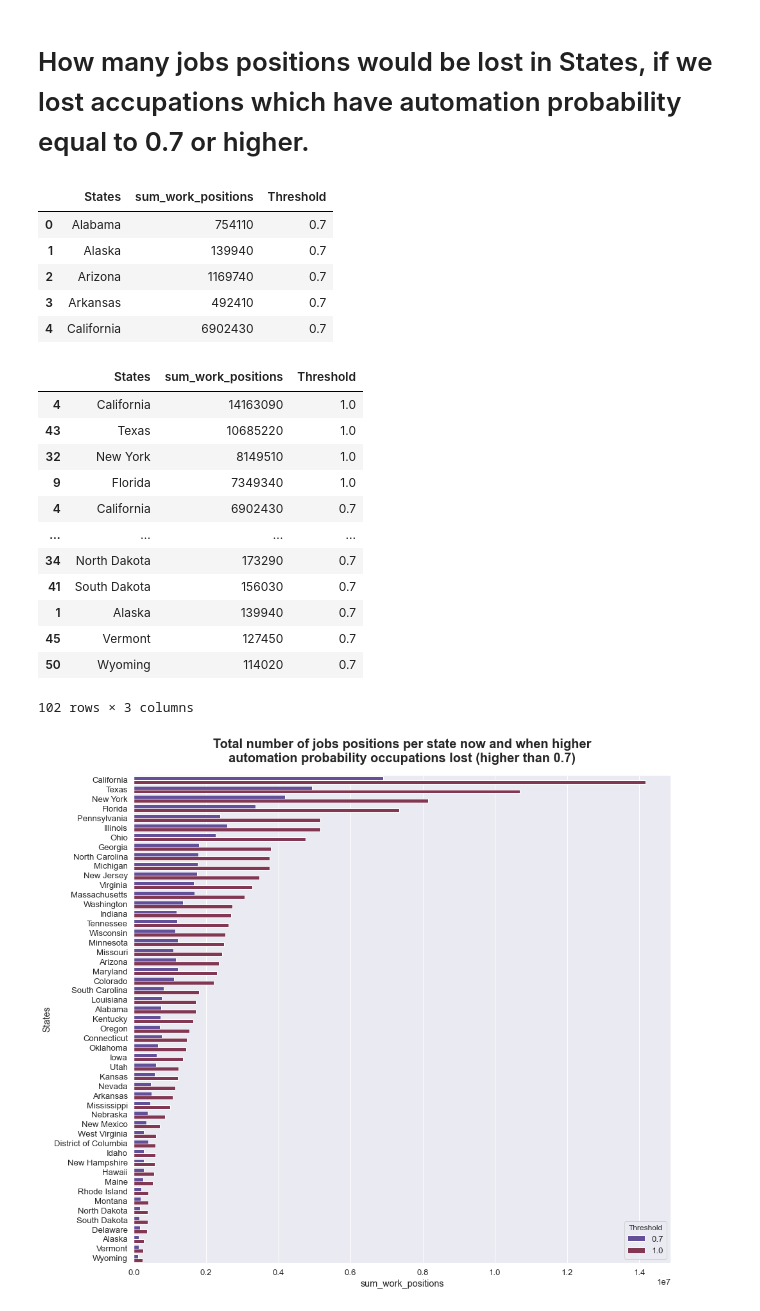
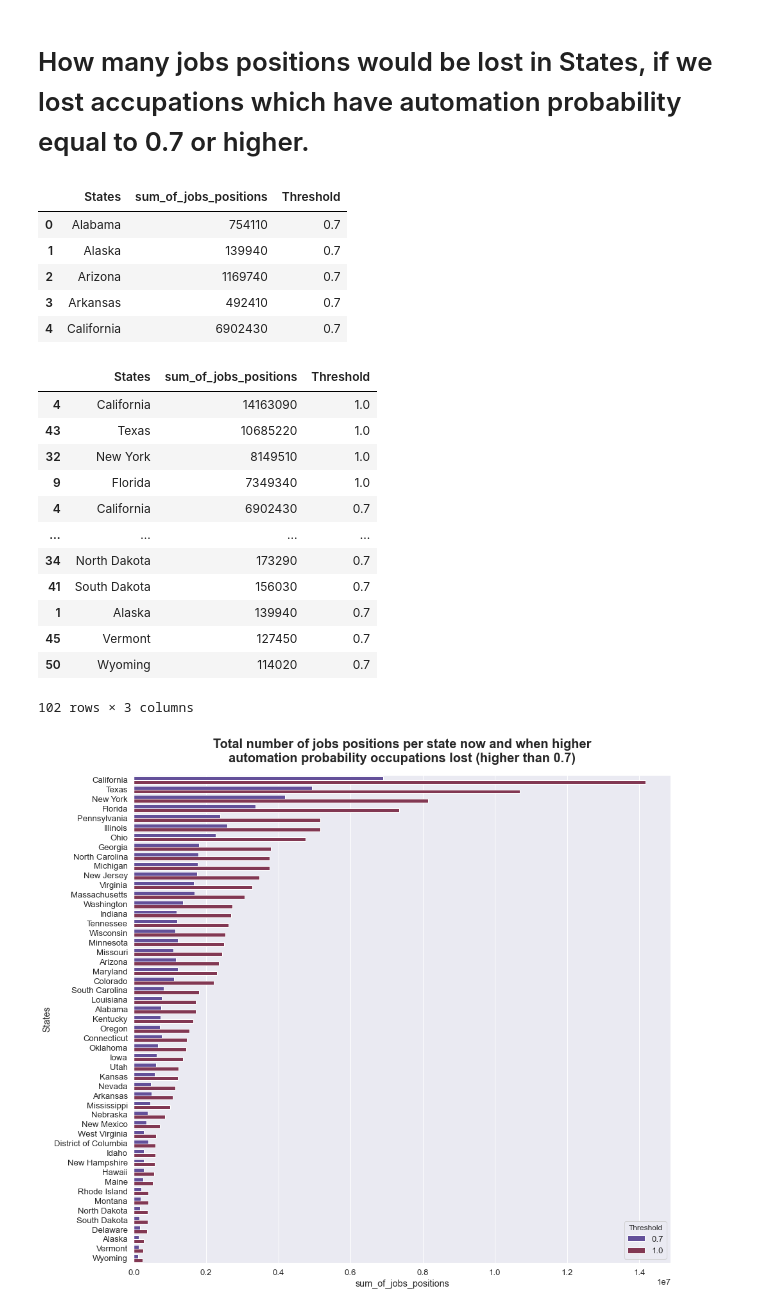
Before and after one commit to gadolinis/Automation_of_occupations_consequences_for_the_USA, a Jupyter notebook: Automation_of_occupations_consequences_for_the_USA.ipynb, the cells around one changed output. Cells and saved outputs as stored; diff of their text form; code cells hidden in the pictures.

```diff
--- a/Automation_of_occupations_consequences_for_the_USA.ipynb
+++ b/Automation_of_occupations_consequences_for_the_USA.ipynb
@@ -319,6 +297,6 @@ I estimated, that these total job numbers are about 10%, due to jabs position no
 # %%
 p = A_data_clean.sort_values(by=['Probability'], ascending=False)
 sum_work_per_state = p[state_names].sum()
-States_sum_DF = pd.DataFrame({'States':sum_work_per_state.index, 'sum_work_positions':sum_work_per_state.values})
-States_sum_sort =  States_sum_DF.sort_values(by=['sum_work_positions'], ascending=False)
+States_sum_DF = pd.DataFrame({'States':sum_work_per_state.index, 'sum_of_jobs_positions':sum_work_per_state.values})
+States_sum_sort =  States_sum_DF.sort_values(by=['sum_of_jobs_positions'], ascending=False)
 # %%
@@ -332,7 +310,7 @@ p_index = p.reset_index().drop(['level_0', 'index', 'SOC'], axis=1)
 p05 = p_index.loc[(p_index.Probability < threshold)]
 # %%
 sum_work_per_state05 = p05[state_names].sum()
-States_sum_DF05 = pd.DataFrame({'States':sum_work_per_state05.index, 'sum_work_positions':sum_work_per_state05.values})
-States_sum_sort05 =  States_sum_DF05.sort_values(by=['sum_work_positions'], ascending=False)
+States_sum_DF05 = pd.DataFrame({'States':sum_work_per_state05.index, 'sum_of_jobs_positions':sum_work_per_state05.values})
+States_sum_sort05 =  States_sum_DF05.sort_values(by=['sum_of_jobs_positions'], ascending=False)
 States_sum_sort05.head()
 # %% [output]
@@ -353,7 +331,7 @@ States_sum_DF['Threshold'] = 1.0
 States_sum_DF05['Threshold'] = threshold
 States_sum_DF05.head()
 # %% [output]
-|  | States | sum_work_positions | Threshold |
+|  | States | sum_of_jobs_positions | Threshold |
 | 0 | Alabama | 754110 | 0.7 |
 | 1 | Alaska | 139940 | 0.7 |
 | 2 | Arizona | 1169740 | 0.7 |
@@ -361,10 +339,10 @@ States_sum_DF05.head()
 | 4 | California | 6902430 | 0.7 |
 # %%
 Compare_sums = pd.concat([States_sum_DF, States_sum_DF05])
-Compare_sums_sort = Compare_sums.sort_values(by=['sum_work_positions'], ascending=False)
+Compare_sums_sort = Compare_sums.sort_values(by=['sum_of_jobs_positions'], ascending=False)
 Compare_sums_sort
 # %% [output]
-|  | States | sum_work_positions | Threshold |
+|  | States | sum_of_jobs_positions | Threshold |
 | 4 | California | 14163090 | 1.0 |
 | 43 | Texas | 10685220 | 1.0 |
 | 32 | New York | 8149510 | 1.0 |
```
Also changed, not shown: parts of 10 cells of this notebook.
